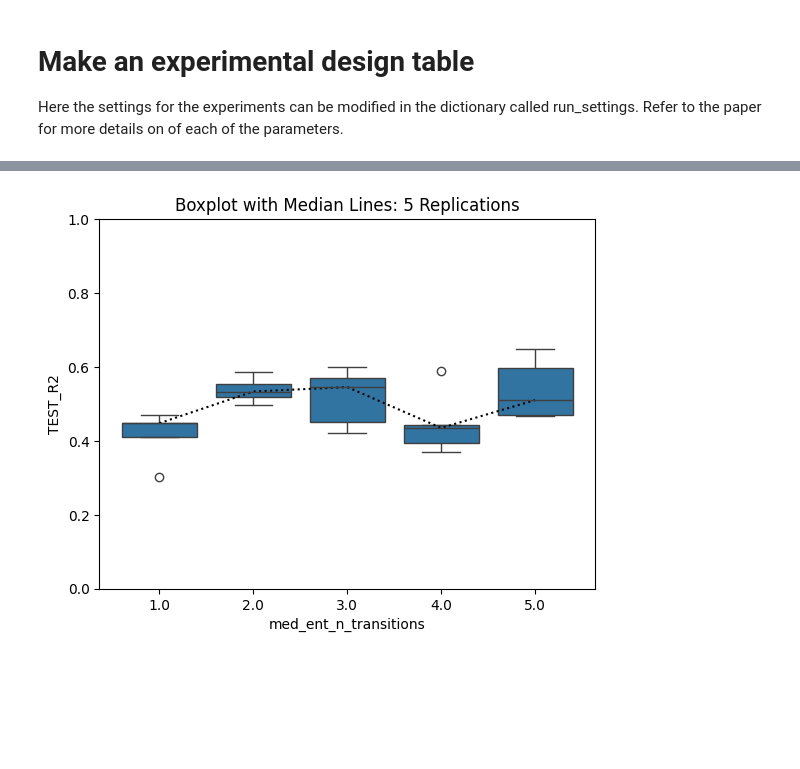
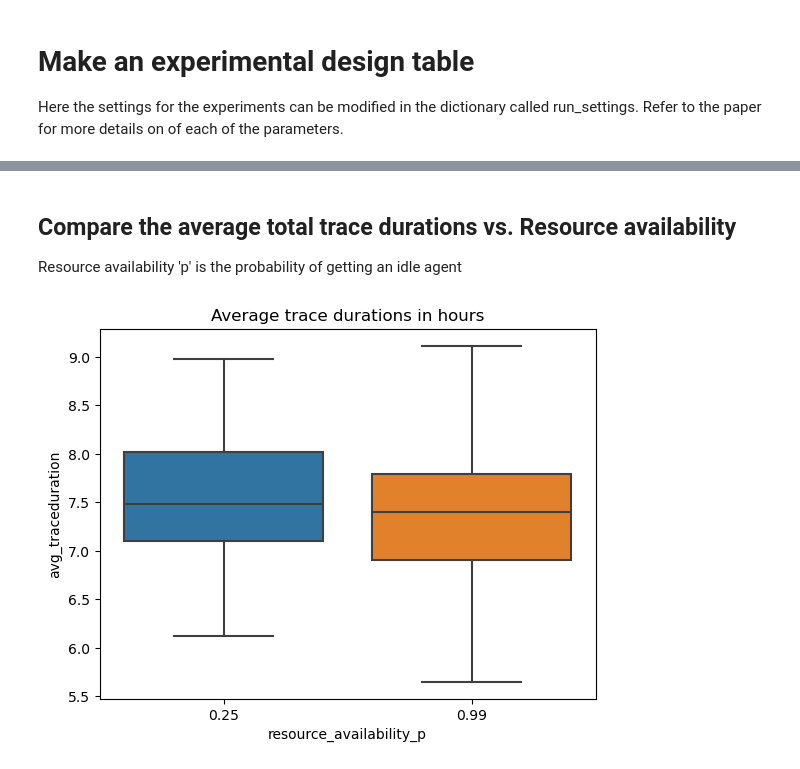
Before and after one commit to Mikeriess/SynBPS, a Jupyter notebook: examples/simulation_e2e_example.ipynb, the cells around one changed output, grey strips where cells are left out. Drawn from its saved outputs; the diff is of its cells as text; code cells hidden in the pictures; blank space fills up the shorter version.

```diff
--- a/examples/simulation_e2e_example.ipynb
+++ b/examples/simulation_e2e_example.ipynb
@@ -217,19 +284,17 @@ df
+# %% [markdown]
+## Compare the average total trace durations vs. Resource availability
+Resource availability 'p' is the probability of getting an idle agent
 # %%
 import seaborn as sns
 import matplotlib.pyplot as plt
 
 # Create boxplot
-sns.boxplot(data=df, x='med_ent_n_transitions', y='TEST_R2')
-
-# Calculate medians and plot lines
-medians = df.groupby(['med_ent_n_transitions'])['TEST_R2'].median().values
-n = len(medians)
-sns.lineplot(x=range(n), y=medians, sort=False, linestyle='dotted', color="black")
+sns.boxplot(data=df, x='resource_availability_p', y='avg_traceduration')
 
 # Set title and y-axis range
-plt.title('Boxplot with Median Lines: 5 Replications')
-plt.ylim(0, 1)
+plt.title('Average trace durations in hours')
+#plt.ylim(0, 1)
 
 plt.show()
 # %% [output]
-[figure, old version]
+[figure, new version]
```
Also changed, not shown: parts of 18 cells of this notebook, 10 other files.
